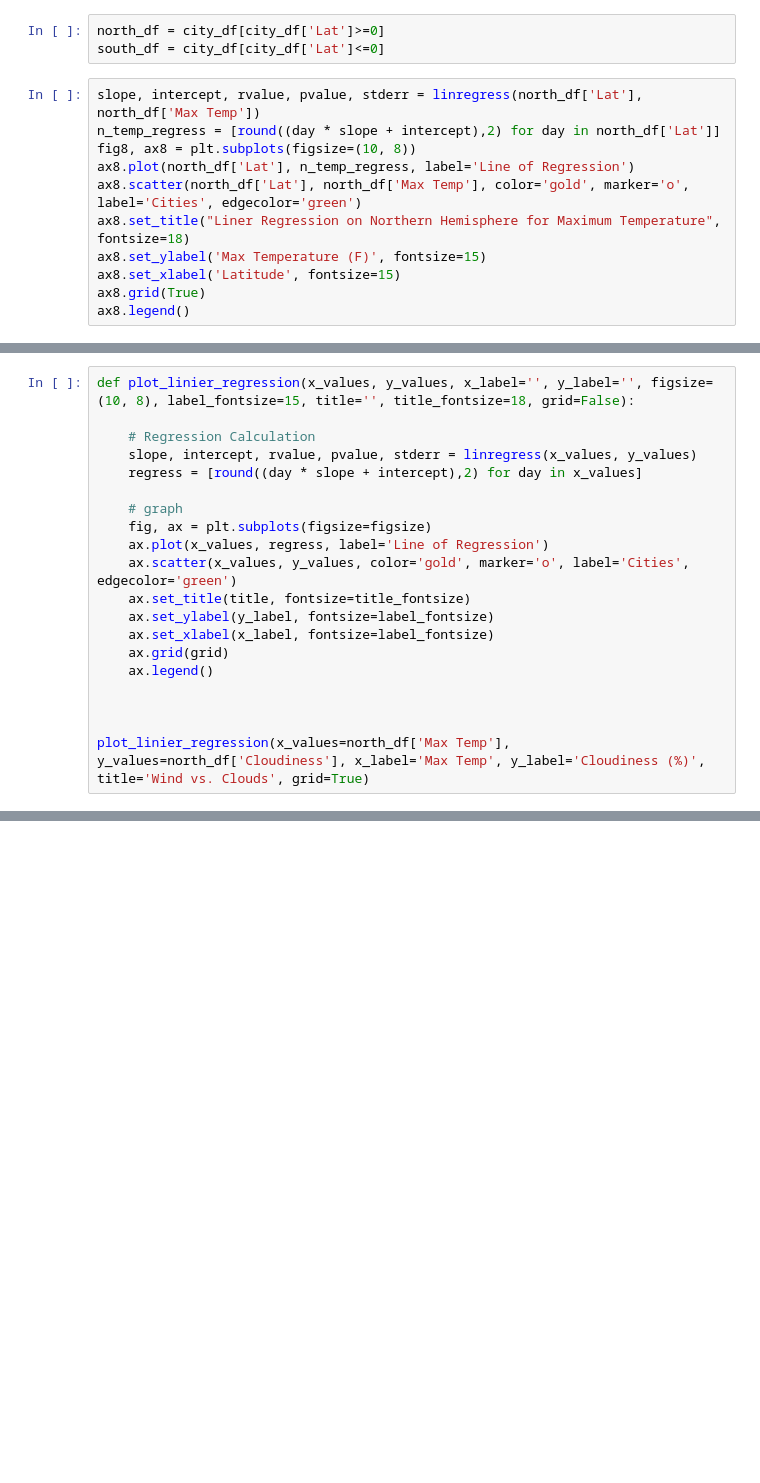
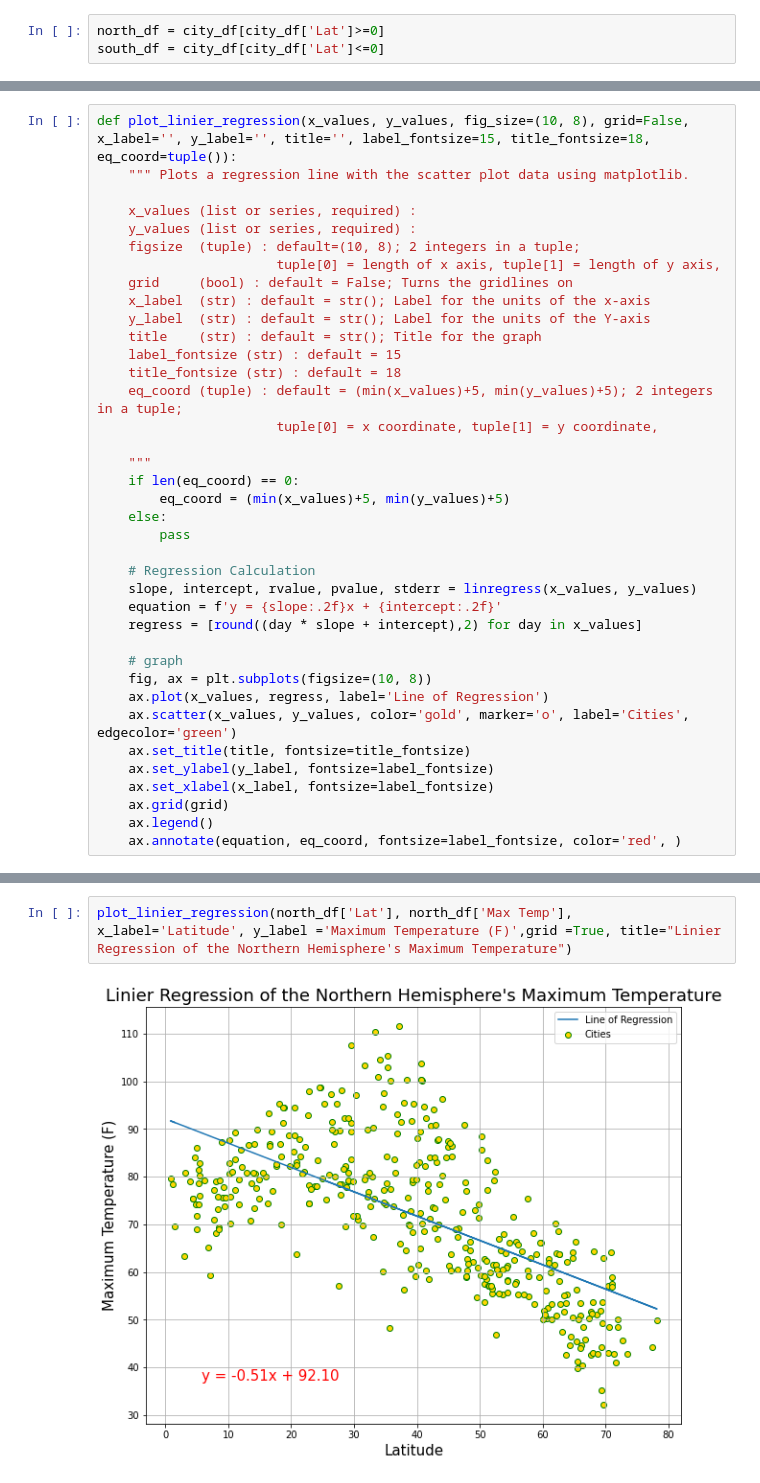
Before and after one commit to Bag0niku/World_Weather_Analysis, a Jupyter notebook: WeatherPy.ipynb, the cells around one changed output, grey strips where cells are left out. Saved outputs shown, nothing was run; the diff lists cells and outputs as text; blank space fills up the shorter version.

Commit message:
put most of the Linier Regression graphs into a simple function

```diff
--- a/WeatherPy.ipynb
+++ b/WeatherPy.ipynb
@@ -252,14 +252,3 @@ ax7.legend()
 # %%
 north_df = city_df[city_df['Lat']>=0]
 south_df = city_df[city_df['Lat']<=0]
-# %%
-slope, intercept, rvalue, pvalue, stderr = linregress(north_df['Lat'], north_df['Max Temp'])
-n_temp_regress = [round((day * slope + intercept),2) for day in north_df['Lat']]
-fig8, ax8 = plt.subplots(figsize=(10, 8))
-ax8.plot(north_df['Lat'], n_temp_regress, label='Line of Regression')
-ax8.scatter(north_df['Lat'], north_df['Max Temp'], color='gold', marker='o', label='Cities', edgecolor='green')
-ax8.set_title("Liner Regression on Northern Hemisphere for Maximum Temperature", fontsize=18)
-ax8.set_ylabel('Max Temperature (F)', fontsize=15)
-ax8.set_xlabel('Latitude', fontsize=15)
-ax8.grid(True)
-ax8.legend()
@@ -388,12 +255,33 @@ ax15.legend()
 # %%
-def plot_linier_regression(x_values, y_values, x_label='', y_label='', figsize=(10, 8), label_fontsize=15, title='', title_fontsize=18, grid=False):
+def plot_linier_regression(x_values, y_values, fig_size=(10, 8), grid=False, x_label='', y_label='', title='', label_fontsize=15, title_fontsize=18, eq_coord=tuple()):
+    """ Plots a regression line with the scatter plot data using matplotlib.
+
+    x_values (list or series, required) :
+    y_values (list or series, required) :
+    figsize  (tuple) : default=(10, 8); 2 integers in a tuple;
+                       tuple[0] = length of x axis, tuple[1] = length of y axis,
+    grid     (bool) : default = False; Turns the gridlines on
+    x_label  (str) : default = str(); Label for the units of the x-axis
+    y_label  (str) : default = str(); Label for the units of the Y-axis
+    title    (str) : default = str(); Title for the graph
+    label_fontsize (str) : default = 15
+    title_fontsize (str) : default = 18
+    eq_coord (tuple) : default = (min(x_values)+5, min(y_values)+5); 2 integers in a tuple;
+                       tuple[0] = x coordinate, tuple[1] = y coordinate,
+
+    """
+    if len(eq_coord) == 0:
+        eq_coord = (min(x_values)+5, min(y_values)+5)
+    else:
+        pass
 
     # Regression Calculation
     slope, intercept, rvalue, pvalue, stderr = linregress(x_values, y_values)
+    equation = f'y = {slope:.2f}x + {intercept:.2f}'
     regress = [round((day * slope + intercept),2) for day in x_values]
 
     # graph
-    fig, ax = plt.subplots(figsize=figsize)
+    fig, ax = plt.subplots(figsize=(10, 8))
     ax.plot(x_values, regress, label='Line of Regression')
     ax.scatter(x_values, y_values, color='gold', marker='o', label='Cities', edgecolor='green')
     ax.set_title(title, fontsize=title_fontsize)
@@ -401,7 +289,4 @@ def plot_linier_regression(x_values, y_values, x_label='', y_label='', figsize=(
     ax.set_xlabel(x_label, fontsize=label_fontsize)
     ax.grid(grid)
     ax.legend()
-
-
-
-plot_linier_regression(x_values=north_df['Max Temp'], y_values=north_df['Cloudiness'], x_label='Max Temp', y_label='Cloudiness (%)', title='Wind vs. Clouds', grid=True)
+    ax.annotate(equation, eq_coord, fontsize=label_fontsize, color='red', )
@@ -424,0 +293,4 @@ Name: Wind Speed, Length: 398, dtype: float64
+# %%
+plot_linier_regression(north_df['Lat'], north_df['Max Temp'], x_label='Latitude', y_label ='Maximum Temperature (F)',grid =True, title="Linier Regression of the Northern Hemisphere's Maximum Temperature")
+# %% [output]
+[figure, added]
```
Also changed, not shown: parts of 19 cells of this notebook.
